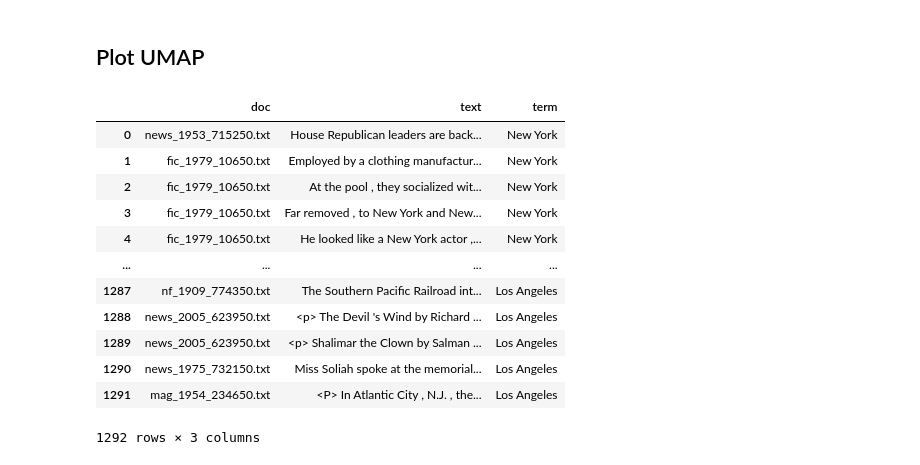
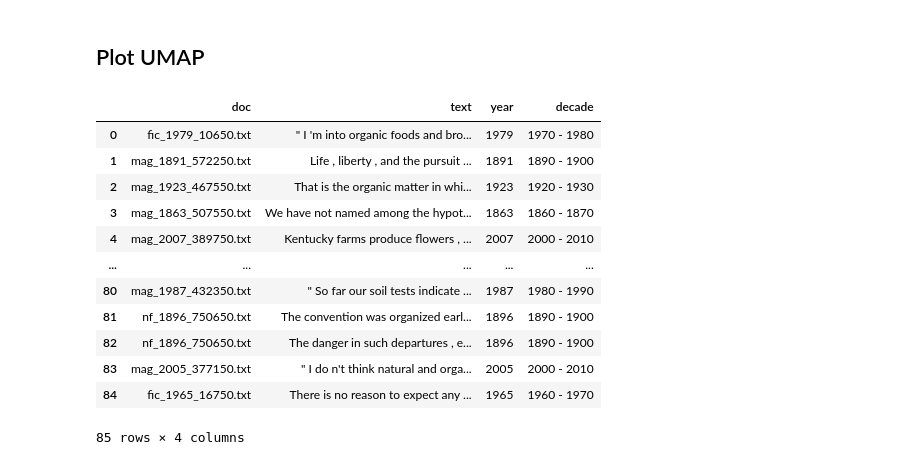
Before and after one commit to Semantics-of-Sustainability/ContextualLM, a Jupyter notebook: SemanticShift.ipynb, the cells around one changed output. Cells and saved outputs as stored; diff of their text form; code cells hidden in the pictures.

```diff
--- a/SemanticShift.ipynb
+++ b/SemanticShift.ipynb
@@ -220,3 +217,5 @@ TERM2 = 'Los Angeles'
+# %%
+TERM = 'organic'
 # %% [markdown]
 ## Find Relevant Sentences
 # %%
@@ -378,0 +325,11 @@ all_embeddings.shape
+# %%
+embeddings = [] # Changed into array below for efficiency
+sentences = []
+
+for sentence in tqdm(sentence_candidates, unit='sentence', desc=f"Embeddings for '{TERM}'"):
+    for embedding in sentence.embeddings_matrix(TERM):
+        embeddings.append(embedding)
+        sentences.append(sentence)
+
+assert len(embeddings) == len(sentences)
+len(embeddings)
@@ -378,0 +338,5 @@ all_embeddings.shape
+# %%
+embeddings = np.array(embeddings)
+
+assert embeddings.shape == (len(sentences), model.model.config.hidden_size), f"Shape {embeddings.shape} does not match expected shape {(len(sentences), model.model.config.hidden_size)}"
+embeddings.shape
@@ -397,33 +363,34 @@ terms = np.array(len(embeddings1) * [TERM1] + len(embeddings2) * [TERM2], dtype=
 # %%
+def get_decade(sentence: Sentence) -> str:
+    start = int(sentence.coha_doc.year / 10) * 10
+    end = start + 10
+    return f"{start} - {end}"
 
-hover_data = pd.DataFrame()
-hover_data['doc'] = [
-    sentence.coha_doc._path.name
-    for sentence in term1_sentences + term2_sentences
-]
-hover_data['text'] = [
-    sentence.text
-    for sentence in term1_sentences + term2_sentences
-]
-hover_data['term'] = terms
+hover_data = pd.DataFrame(data = {
+        'doc': [sentence.coha_doc._path.name for sentence in sentences],
+        'text': [sentence.text for sentence in sentences],
+        'year': [sentence.coha_doc.year for sentence in sentences],
+        'decade': [get_decade(sentence) for sentence in sentences],
+    }
+)
 
 # TOOD: add match index for each sentence
 
-assert len(hover_data) == len(all_embeddings), f"Number of embeddings ({len(all_embeddings)}) must equal number of sentence data points ({len(hover_data)})."
+assert len(hover_data) == len(embeddings), f"Number of embeddings ({len(embeddings)}) must equal number of sentence data points ({len(hover_data)})."
 hover_data
 # %% [output]
-|  | doc | text | term |
-| 0 | news_1953_715250.txt | House Republican leaders are back... | New York |
-| 1 | fic_1979_10650.txt | Employed by a clothing manufactur... | New York |
-| 2 | fic_1979_10650.txt | At the pool , they socialized wit... | New York |
-| 3 | fic_1979_10650.txt | Far removed , to New York and New... | New York |
-| 4 | fic_1979_10650.txt | He looked like a New York actor ,... | New York |
-| ... | ... | ... | ... |
-| 1287 | nf_1909_774350.txt | The Southern Pacific Railroad int... | Los Angeles |
-| 1288 | news_2005_623950.txt | <p> The Devil 's Wind by Richard ... | Los Angeles |
-| 1289 | news_2005_623950.txt | <p> Shalimar the Clown by Salman ... | Los Angeles |
-| 1290 | news_1975_732150.txt | Miss Soliah spoke at the memorial... | Los Angeles |
-| 1291 | mag_1954_234650.txt | <P> In Atlantic City , N.J. , the... | Los Angeles |
+|  | doc | text | year | decade |
+| 0 | fic_1979_10650.txt | " I 'm into organic foods and bro... | 1979 | 1970 - 1980 |
+| 1 | mag_1891_572250.txt | Life , liberty , and the pursuit ... | 1891 | 1890 - 1900 |
+| 2 | mag_1923_467550.txt | That is the organic matter in whi... | 1923 | 1920 - 1930 |
+| 3 | mag_1863_507550.txt | We have not named among the hypot... | 1863 | 1860 - 1870 |
+| 4 | mag_2007_389750.txt | Kentucky farms produce flowers , ... | 2007 | 2000 - 2010 |
+| ... | ... | ... | ... | ... |
+| 80 | mag_1987_432350.txt | " So far our soil tests indicate ... | 1987 | 1980 - 1990 |
+| 81 | nf_1896_750650.txt | The convention was organized earl... | 1896 | 1890 - 1900 |
+| 82 | nf_1896_750650.txt | The danger in such departures , e... | 1896 | 1890 - 1900 |
+| 83 | mag_2005_377150.txt | " I do n't think natural and orga... | 2005 | 2000 - 2010 |
+| 84 | fic_1965_16750.txt | There is no reason to expect any ... | 1965 | 1960 - 1970 |
-1292 rows × 3 columns
+85 rows × 4 columns
 # %%
 import umap
```
Also changed, not shown: parts of 24 cells of this notebook.
